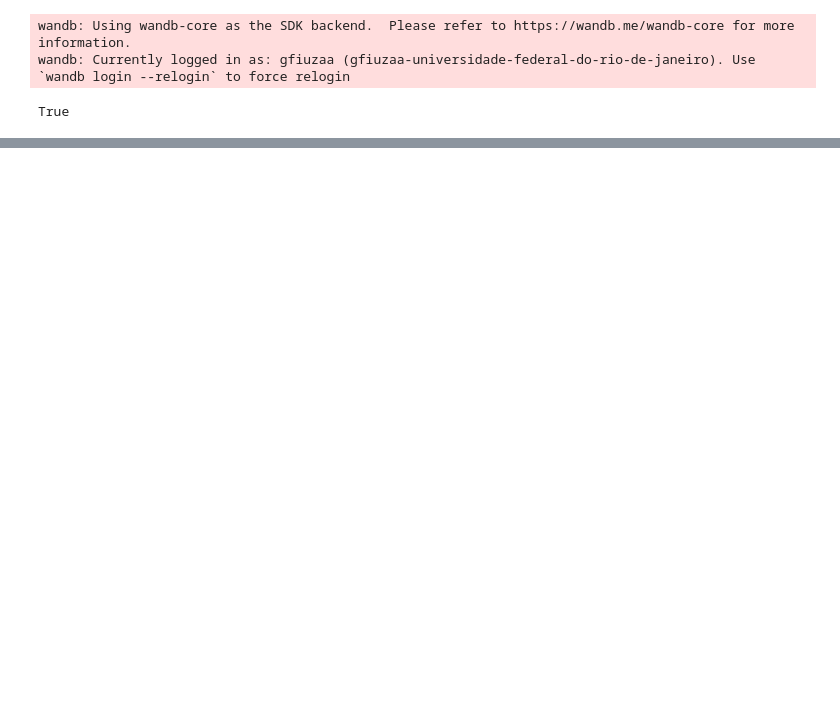
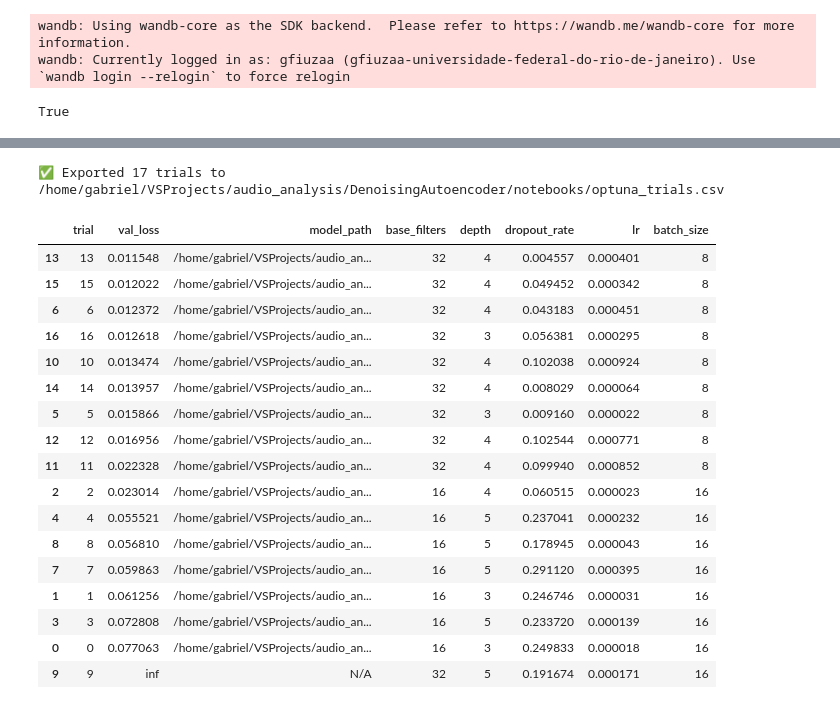
Before and after one commit to gfmmiranda/DenoisingAutoencoder, a Jupyter notebook: notebooks/03_Hyperparameter_Tuning.ipynb, the cells around one changed output, grey strips where cells are left out. Drawn from its saved outputs; the diff is of its cells as text; code cells hidden in the pictures; blank space fills up the shorter version.

```diff
--- a/notebooks/03_Hyperparameter_Tuning.ipynb
+++ b/notebooks/03_Hyperparameter_Tuning.ipynb
@@ -108,11 +116,15 @@ def objective(trial):
 
     return best_val_loss
 # %%
+from joblib import parallel_backend
+
 study = optuna.create_study(
     study_name="audio-denoising",
     direction="minimize",
     storage="sqlite:///optuna_trials.db",
-    load_if_exists=False,
+    load_if_exists=True,
 )
-study.optimize(objective, n_trials=50, timeout=8*60*60)  # 8 hours
+
+with parallel_backend('loky'):
+    study.optimize(objective, n_trials=50, n_jobs=1, timeout=8*60*60)  # 8 hours
 # %% [output]
@@ -172,9 +184,34 @@ def export_study_to_csv(study_path, study_name, out_csv="optuna_trials.csv"):
     df.to_csv(out_csv, index=False)
 
     print(f"✅ Exported {len(df)} trials to {out_csv}")
+
+    return df
 # %%
-export_study_to_csv(
+df = export_study_to_csv(
     study_path="sqlite:///optuna_trials.db",
     study_name="audio-denoising",
-    out_csv=os.path.dirname(os.getcwd()) + "/tuning/optuna_trials.csv"
+    out_csv=os.getcwd() + "/optuna_trials.csv"
 )
+# %% [output]
+✅ Exported 17 trials to /home/gabriel/VSProjects/audio_analysis/DenoisingAutoencoder/notebooks/optuna_trials.csv
+# %%
+df
+# %% [output]
+|  | trial | val_loss | model_path | base_filters | depth | dropout_rate | lr | batch_size |
+| 13 | 13 | 0.011548 | /home/gabriel/VSProjects/audio_an... | 32 | 4 | 0.004557 | 0.000401 | 8 |
+| 15 | 15 | 0.012022 | /home/gabriel/VSProjects/audio_an... | 32 | 4 | 0.049452 | 0.000342 | 8 |
+| 6 | 6 | 0.012372 | /home/gabriel/VSProjects/audio_an... | 32 | 4 | 0.043183 | 0.000451 | 8 |
+| 16 | 16 | 0.012618 | /home/gabriel/VSProjects/audio_an... | 32 | 3 | 0.056381 | 0.000295 | 8 |
+| 10 | 10 | 0.013474 | /home/gabriel/VSProjects/audio_an... | 32 | 4 | 0.102038 | 0.000924 | 8 |
+| 14 | 14 | 0.013957 | /home/gabriel/VSProjects/audio_an... | 32 | 4 | 0.008029 | 0.000064 | 8 |
+| 5 | 5 | 0.015866 | /home/gabriel/VSProjects/audio_an... | 32 | 3 | 0.009160 | 0.000022 | 8 |
+| 12 | 12 | 0.016956 | /home/gabriel/VSProjects/audio_an... | 32 | 4 | 0.102544 | 0.000771 | 8 |
+| 11 | 11 | 0.022328 | /home/gabriel/VSProjects/audio_an... | 32 | 4 | 0.099940 | 0.000852 | 8 |
+| 2 | 2 | 0.023014 | /home/gabriel/VSProjects/audio_an... | 16 | 4 | 0.060515 | 0.000023 | 16 |
+| 4 | 4 | 0.055521 | /home/gabriel/VSProjects/audio_an... | 16 | 5 | 0.237041 | 0.000232 | 16 |
+| 8 | 8 | 0.056810 | /home/gabriel/VSProjects/audio_an... | 16 | 5 | 0.178945 | 0.000043 | 16 |
+| 7 | 7 | 0.059863 | /home/gabriel/VSProjects/audio_an... | 16 | 5 | 0.291120 | 0.000395 | 16 |
+| 1 | 1 | 0.061256 | /home/gabriel/VSProjects/audio_an... | 16 | 3 | 0.246746 | 0.000031 | 16 |
+| 3 | 3 | 0.072808 | /home/gabriel/VSProjects/audio_an... | 16 | 5 | 0.233720 | 0.000139 | 16 |
+| 0 | 0 | 0.077063 | /home/gabriel/VSProjects/audio_an... | 16 | 3 | 0.249833 | 0.000018 | 16 |
+| 9 | 9 | inf | N/A | 32 | 5 | 0.191674 | 0.000171 | 16 |
```
Also changed, not shown: parts of 2 cells of this notebook, 21 other files.
